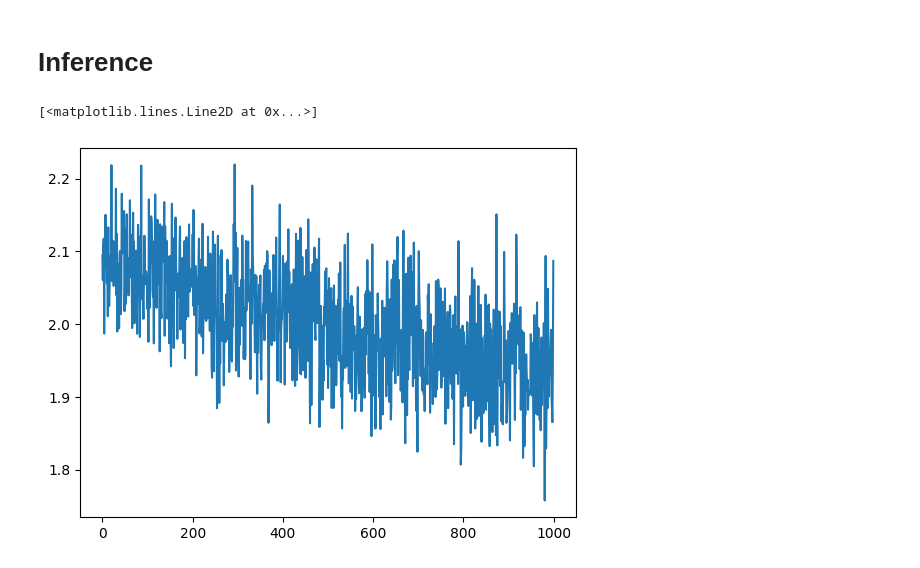
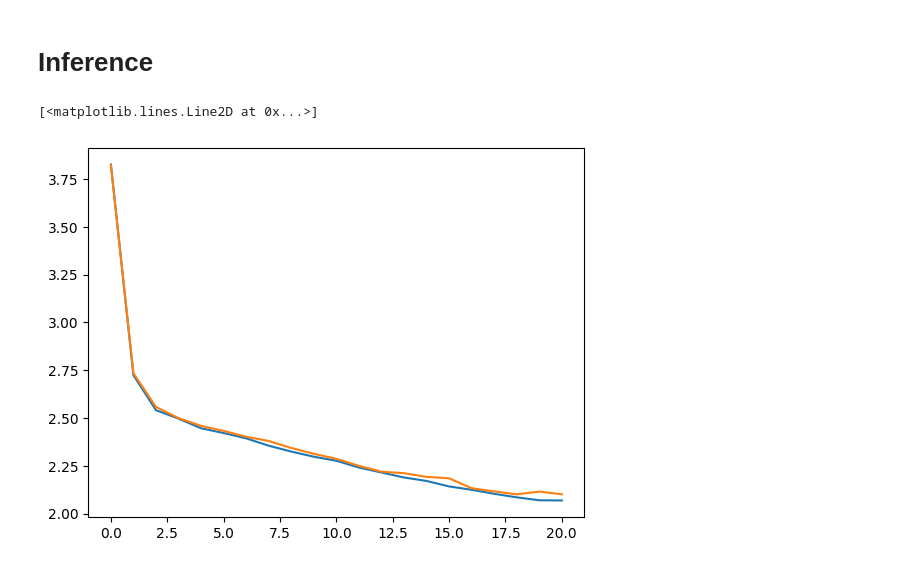
Before and after one commit to Arjun-G-Ravi/My-Deep-Dives, a Jupyter notebook: 5_Transformers/3_transformers.ipynb, the cells around one changed output. Drawn from its saved outputs; the diff is of its cells as text; code cells hidden in the pictures.

```diff
--- a/5_Transformers/3_transformers.ipynb
+++ b/5_Transformers/3_transformers.ipynb
@@ -85,20 +85,19 @@ decode([34,  7, 31, 29, 2])
 # %%
 encoded_data = torch.tensor(encode(data), dtype=torch.long)
 train_data = encoded_data[:int(0.9*len(encoded_data))]
-test_data = encoded_data[int(0.9*len(encoded_data)):]
+validation_data = encoded_data[int(0.9*len(encoded_data)):]
 
-len(train_data), len(test_data)
+len(train_data), len(validation_data)
 # %% [output]
 (1003854, 111540)
 # %%
 def get_batch(split='train'):
     assert split == 'train' or split == 'validation', 'Split is not train or validation'
-    data = train_data if split == 'train' else test_data
+    data = train_data if split == 'train' else validation_data
     start = torch.randint(0,len(data)-context_length-1,(batch_size,))
     outx = torch.stack([data[i:i+context_length] for i in start]).to(device)
-    if split == 'validation': return outx, None
     outy = torch.stack([data[i+1:i+context_length+1] for i in start]).to(device)
-    if split == 'train': return outx, outy
+    return outx, outy
 
 get_batch('train')[0].shape
 # %% [output]
@@ -224,7 +223,7 @@ def estimate_loss():
             x_eval, y_eval= get_batch(split)
             logits, loss = model(x_eval, y_eval)
             split_loss[i] = loss.item()
-        losses[split] = split_loss.mean()
+        losses[split] = split_loss.mean().item()
     model.train()
     return losses
 
@@ -232,19 +231,20 @@ def estimate_loss():
 optimizer = torch.optim.Adam(model.parameters(), lr=lr)
 # %%
 # Training
-train_losses = {}
+# train_losses = {}
 validation_losses = {}
-for step in range(num_steps):
-    if (step+1)%100 or step==0:
+for i in range(num_steps):
+    if (i+1)%50 == 0 or i==0:
         # validation
         xb, yb = get_batch('validation')
-        validation_losses[step] = estimate_loss()
+        validation_losses[i] = estimate_loss()
+        print(validation_losses)
     xb, yb = get_batch('train')
     # loss =    ()['train']
     logits, loss = model(xb, yb)
-    print(step, ':', loss)
+    print(i, ':', loss.item())
     optimizer.zero_grad()
     loss.backward()
     optimizer.step()
-    train_losses[step] = loss.item()
+    # train_losses[i] = loss.item()
 # %% [output]
@@ -252,7 +268,8 @@ AttributeError: 'NoneType' object has no attribute 'item'
 # %% [markdown]
 # Inference
-# %%
-plt.plot(train_losses.keys(), train_losses.values())
-# %% [output]
-[<matplotlib.lines.Line2D at 0x...>]
-[figure, removed]
+# %%
+plt.plot([i['train'] for i in validation_losses.values()])
+plt.plot([i['validation'] for i in validation_losses.values()])
+# %% [output]
+[<matplotlib.lines.Line2D at 0x...>]
+[figure, added]
```
Also changed, not shown: parts of 1 cell of this notebook.
